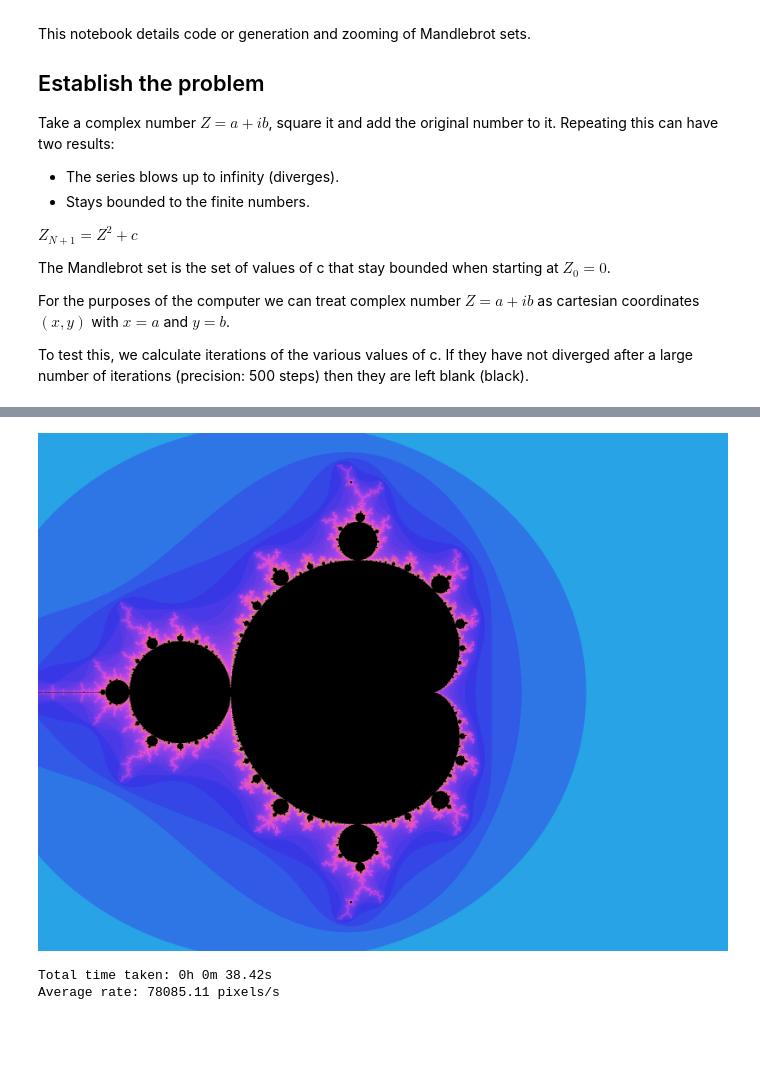
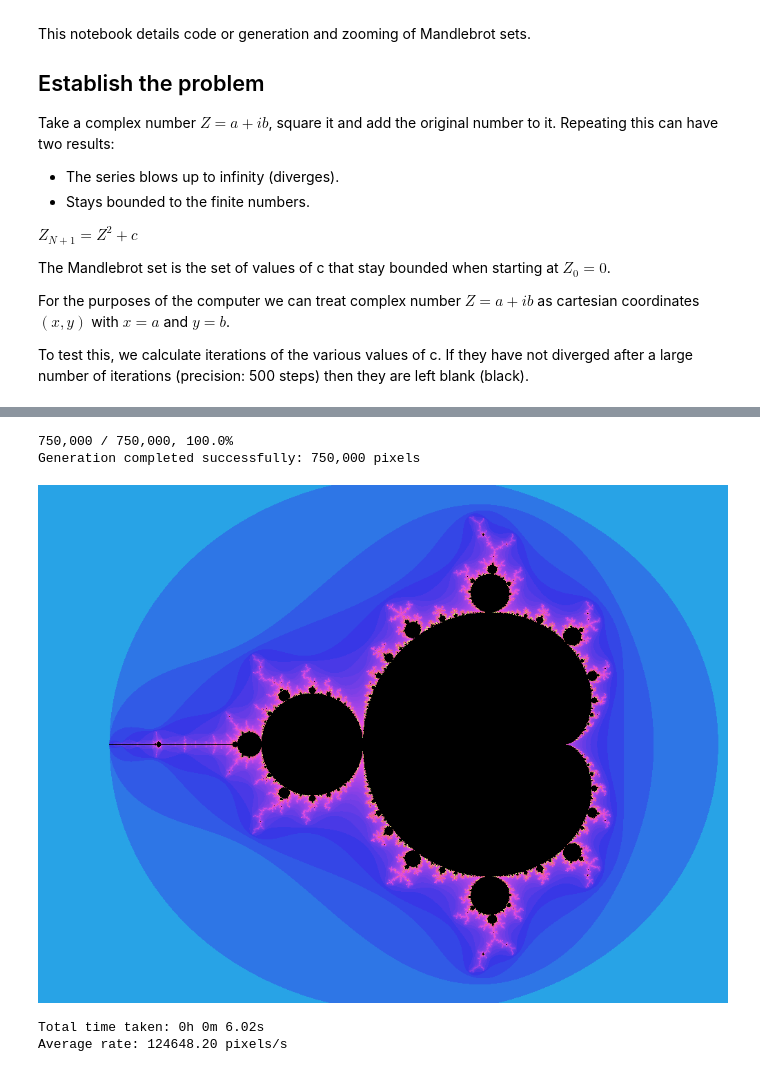
Before and after one commit to tls54/Mandlebrot, a Jupyter notebook: mandlebrot.ipynb, the cells around one changed output, grey strips where cells are left out. Saved outputs shown, nothing was run; the diff lists cells and outputs as text; code cells hidden in the pictures; blank space fills up the shorter version.

```diff
--- a/mandlebrot.ipynb
+++ b/mandlebrot.ipynb
@@ -124,4 +16,0 @@ img.save(f'output_{timestamp}.png')
-# %%
-img
-# %% [output]
-[figure, removed]
@@ -128,4 +21,16 @@ img
+# %%
+start = time.time()
+width = 1000
+image = generate_mandelbrot(width=width, colour_rule="powerColor", zoom=1.0)[0]
+# %% [output]
+750,000 / 750,000, 100.0%
+Generation completed successfully: 750,000 pixels
+# %%
+image
+# %% [output]
+[figure, added]
 # %%
+height = height = round(width / (4 / 3))
 total_time = time.time() - start
 
 hours, rem = divmod(total_time, 3600)
@@ -137,8 +42,8 @@ rate = (width * height) / total_time
 
 print(f'Average rate: {rate:.2f} pixels/s')
 # %% [output]
-Total time taken: 0h 0m 38.42s
-Average rate: 78085.11 pixels/s
+Total time taken: 0h 0m 6.02s
+Average rate: 124648.20 pixels/s
 # %%
 aim_time = 2 * 60 * 60
 aim_pixels = rate * aim_time
```
Also changed, not shown: parts of 14 cells of this notebook, 11 other files.
